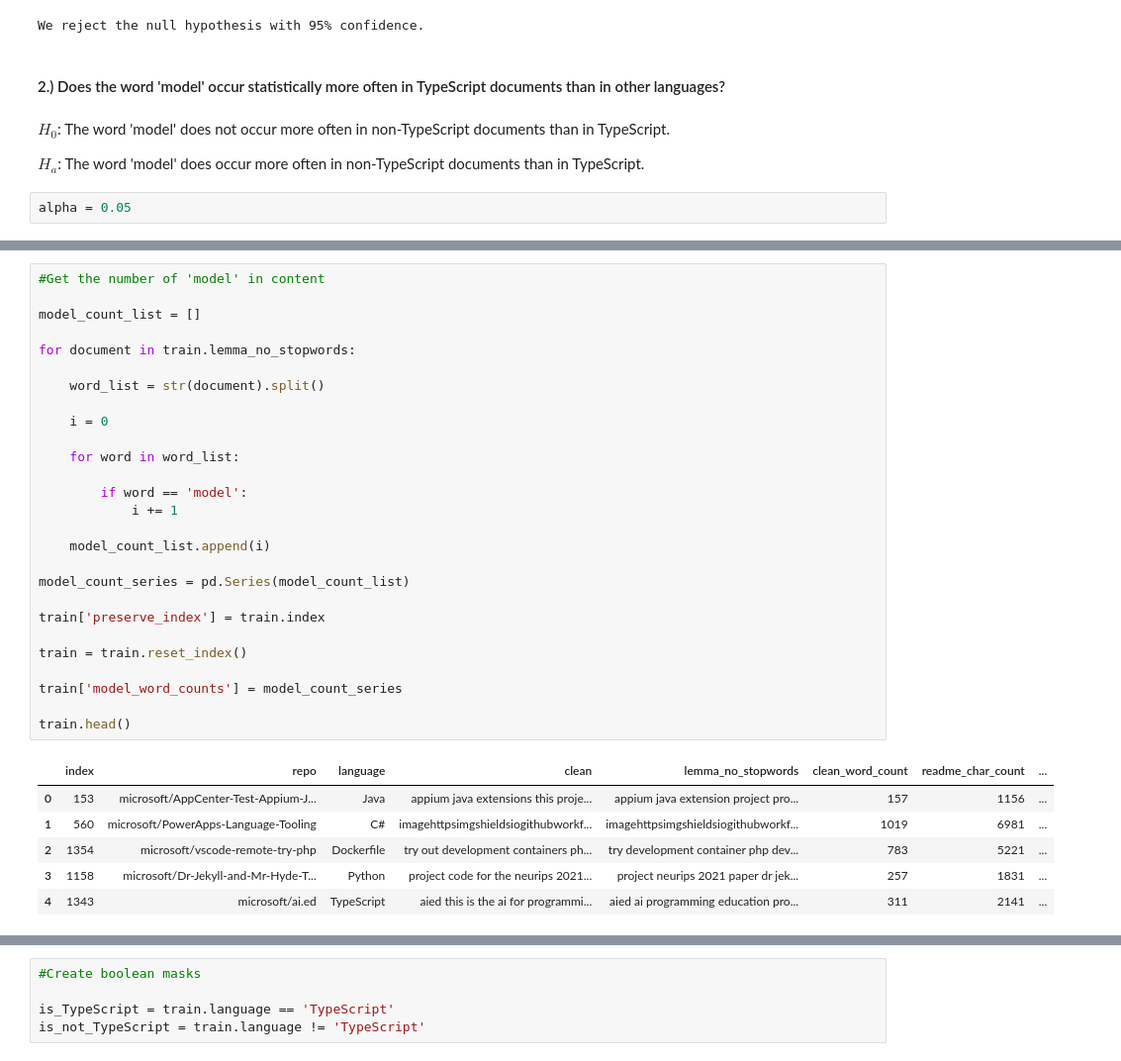
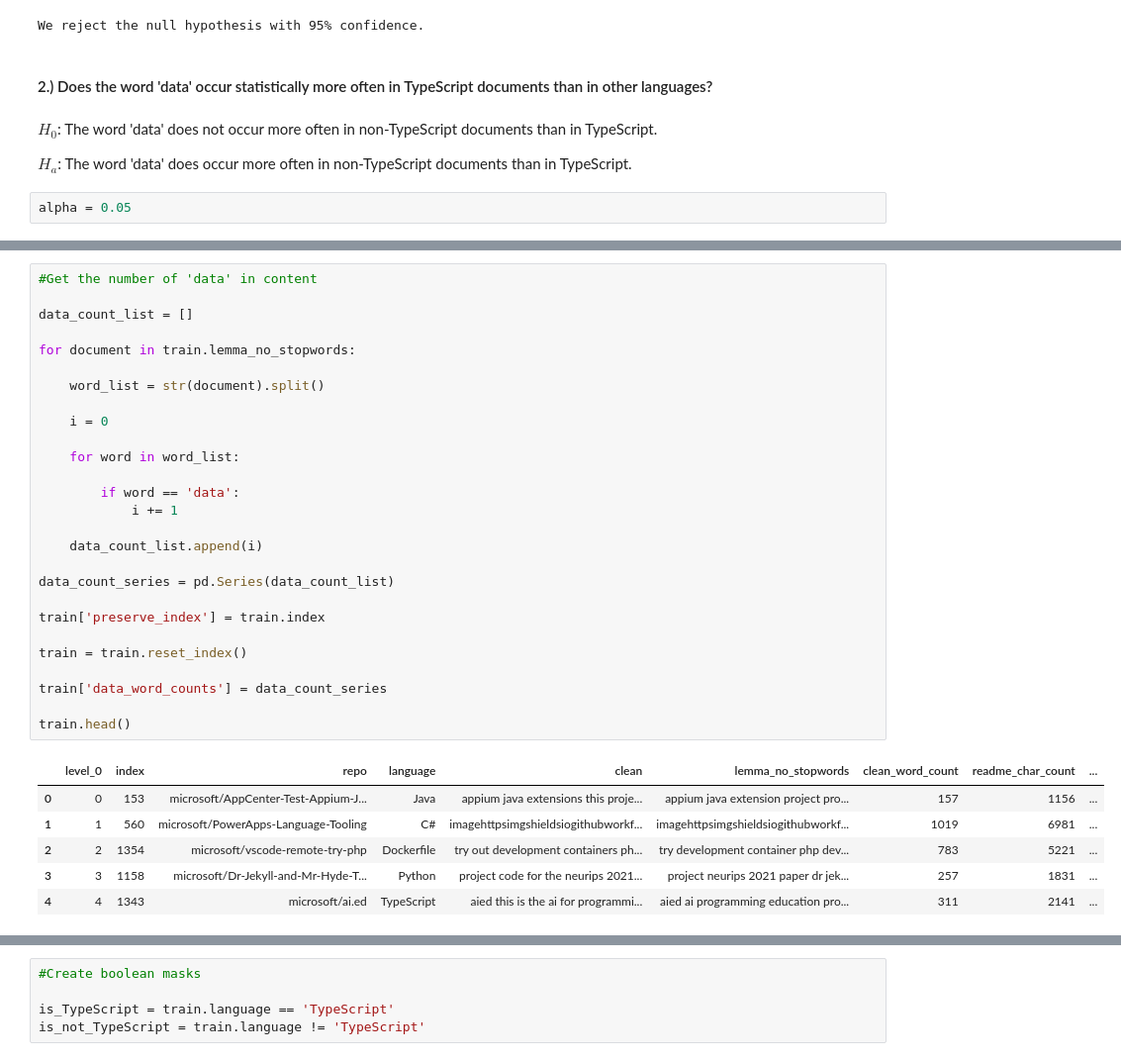
Before and after one commit to lets-talk-codeup/github-guesser, a Jupyter notebook: explore.ipynb, the cells around one changed output, grey strips where cells are left out. Shown at 99% size. Saved outputs shown, nothing was run; the diff lists cells and outputs as text.

```diff
--- a/explore.ipynb
+++ b/explore.ipynb
@@ -624,11 +639,11 @@ else:
 # %% [output]
 We reject the null hypothesis with 95% confidence.
 # %% [markdown]
-#### 2.) Does the word 'model' occur statistically more often in TypeScript documents than in other languages?
+#### 2.) Does the word 'data' occur statistically more often in TypeScript documents than in other languages?
 # %% [markdown]
-$H_0$: The word 'model' does not occur more often in non-TypeScript documents than in TypeScript.
+$H_0$: The word 'data' does not occur more often in non-TypeScript documents than in TypeScript.
 
-$H_a$: The word 'model' does occur more often in non-TypeScript documents than in TypeScript.
+$H_a$: The word 'data' does occur more often in non-TypeScript documents than in TypeScript.
 # %%
 alpha = 0.05
 # %%
@@ -641,39 +656,39 @@ train.head()
 | 1158 | microsoft/Dr-Jekyll-and-Mr-Hyde-T... | Python | project code for the neurips 2021... | project neurips 2021 paper dr jek... | 257 | 1831 | False | ... |
 | 1343 | microsoft/ai.ed | TypeScript | aied this is the ai for programmi... | aied ai programming education pro... | 311 | 2141 | True | ... |
 # %%
-#Get the number of 'model' in content
+#Get the number of 'data' in content
 
-model_count_list = []
+data_count_list = []
 
 for document in train.lemma_no_stopwords:
 
     word_list = str(document).split()
 
     i = 0
 
     for word in word_list:
 
-        if word == 'model':
+        if word == 'data':
             i += 1
 
-    model_count_list.append(i)
+    data_count_list.append(i)
 
-model_count_series = pd.Series(model_count_list)
+data_count_series = pd.Series(data_count_list)
 
 train['preserve_index'] = train.index
 
 train = train.reset_index()
 
-train['model_word_counts'] = model_count_series
+train['data_word_counts'] = data_count_series
 
 train.head()
 # %% [output]
-|  | index | repo | language | clean | lemma_no_stopwords | clean_word_count | readme_char_count | ... |
-| 0 | 153 | microsoft/AppCenter-Test-Appium-J... | Java | appium java extensions this proje... | appium java extension project pro... | 157 | 1156 | ... |
-| 1 | 560 | microsoft/PowerApps-Language-Tooling | C# | imagehttpsimgshieldsiogithubworkf... | imagehttpsimgshieldsiogithubworkf... | 1019 | 6981 | ... |
-| 2 | 1354 | microsoft/vscode-remote-try-php | Dockerfile | try out development containers ph... | try development container php dev... | 783 | 5221 | ... |
-| 3 | 1158 | microsoft/Dr-Jekyll-and-Mr-Hyde-T... | Python | project code for the neurips 2021... | project neurips 2021 paper dr jek... | 257 | 1831 | ... |
-| 4 | 1343 | microsoft/ai.ed | TypeScript | aied this is the ai for programmi... | aied ai programming education pro... | 311 | 2141 | ... |
+|  | level_0 | index | repo | language | clean | lemma_no_stopwords | clean_word_count | readme_char_count | ... |
+| 0 | 0 | 153 | microsoft/AppCenter-Test-Appium-J... | Java | appium java extensions this proje... | appium java extension project pro... | 157 | 1156 | ... |
+| 1 | 1 | 560 | microsoft/PowerApps-Language-Tooling | C# | imagehttpsimgshieldsiogithubworkf... | imagehttpsimgshieldsiogithubworkf... | 1019 | 6981 | ... |
+| 2 | 2 | 1354 | microsoft/vscode-remote-try-php | Dockerfile | try out development containers ph... | try development container php dev... | 783 | 5221 | ... |
+| 3 | 3 | 1158 | microsoft/Dr-Jekyll-and-Mr-Hyde-T... | Python | project code for the neurips 2021... | project neurips 2021 paper dr jek... | 257 | 1831 | ... |
+| 4 | 4 | 1343 | microsoft/ai.ed | TypeScript | aied this is the ai for programmi... | aied ai programming education pro... | 311 | 2141 | ... |
 # %%
 train['preserve_index'] = train.index
 train.head()
```
Also changed, not shown: parts of 19 cells of this notebook, 1 other file.
